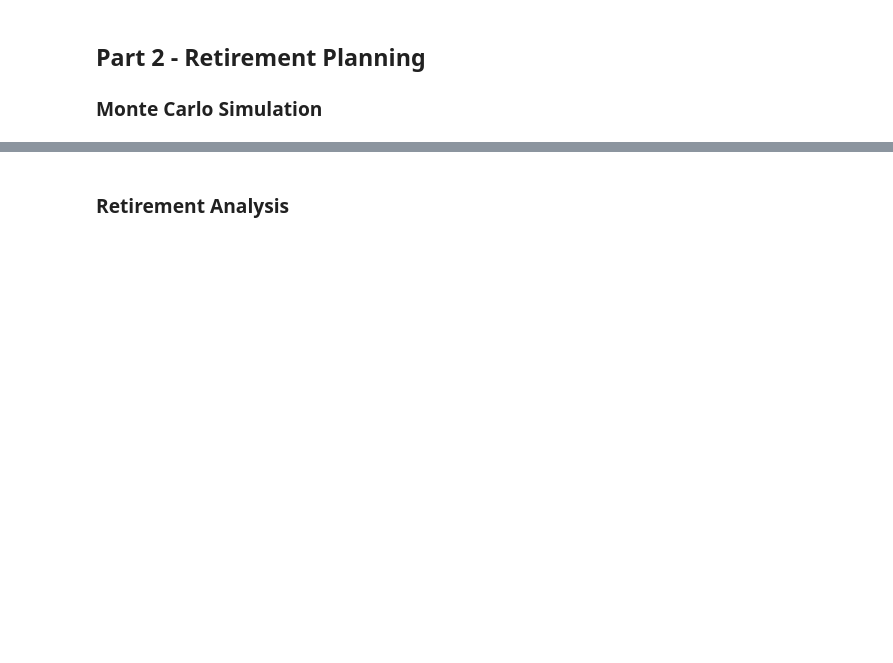
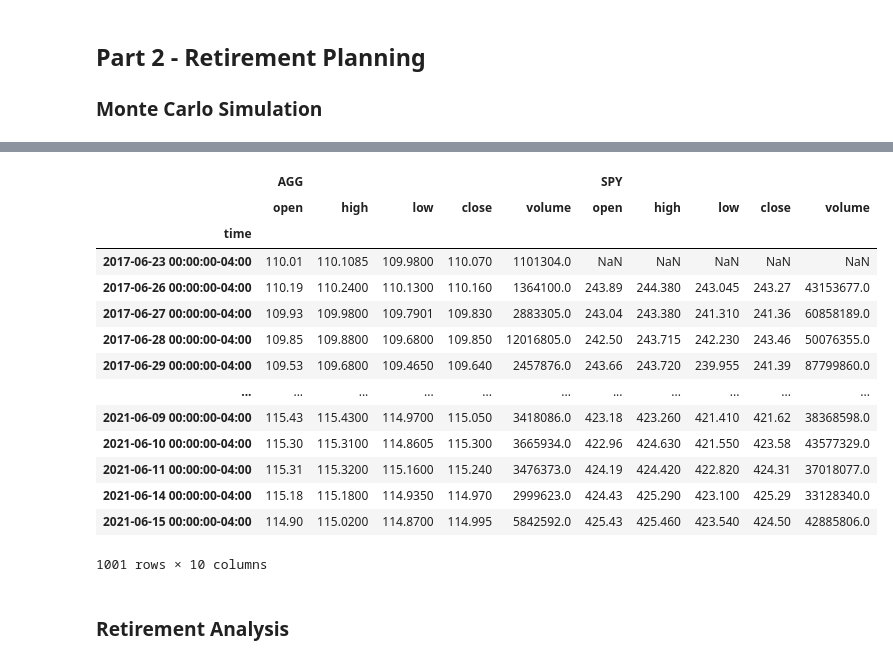
Before and after one commit to etholpalmer/Financial-Planning, a Jupyter notebook: financial-planner.ipynb, the cells around one changed output, grey strips where cells are left out. Drawn from its saved outputs; the diff is of its cells as text; code cells hidden in the pictures; blank space fills up the shorter version.

Commit message:
Figuring out how alpaca's API works with dates

```diff
--- a/financial-planner.ipynb
+++ b/financial-planner.ipynb
@@ -308,7 +337,29 @@ end_date = pd.Timestamp('2021-05-01', tz='America/New_York').isoformat()
 # %%
 # Get 5 years' worth of historical data for SPY and AGG
 # (use a limit=1000 parameter to call the most recent 1000 days of data)
-# YOUR CODE HERE!
+trading_days = 252 * 5
+max_day_count = 1000
+df_part_1 = api.get_barset(
+    symbols=tickers,
+    timeframe=timeframe,
+    start=start_date,
+    limit= 1000
+).df
 
+a = (max(df_part_1.index) + timedelta(days=1)).isoformat()
+df_part_2 = api.get_barset(
+    symbols= tickers,
+    timeframe= timeframe,
+    start= a,
+    end  = end_date
+).df
+
+print(start_date,a,end_date)
+
+
+df_stock_data = pd.concat(objs=[df_part_1,df_part_2], axis='rows', join='inner', sort=True)
 # Display sample data
-df_stock_data.head()
+#df_stock_data.head()
+df_stock_data
+df_part_1
+# %% [output]
@@ -315,3 +367,18 @@ df_stock_data.head()
+|  | AGG |  |  |  |  | SPY |  |  |  |  |
+|  | open | high | low | close | volume | open | high | low | close | volume |
+| time |  |  |  |  |  |  |  |  |  |  |
+| 2017-06-23 00:00:00-04:00 | 110.01 | 110.1085 | 109.9800 | 110.070 | 1101304.0 | NaN | NaN | NaN | NaN | NaN |
+| 2017-06-26 00:00:00-04:00 | 110.19 | 110.2400 | 110.1300 | 110.160 | 1364100.0 | 243.89 | 244.380 | 243.045 | 243.27 | 43153677.0 |
+| 2017-06-27 00:00:00-04:00 | 109.93 | 109.9800 | 109.7901 | 109.830 | 2883305.0 | 243.04 | 243.380 | 241.310 | 241.36 | 60858189.0 |
+| 2017-06-28 00:00:00-04:00 | 109.85 | 109.8800 | 109.6800 | 109.850 | 12016805.0 | 242.50 | 243.715 | 242.230 | 243.46 | 50076355.0 |
+| 2017-06-29 00:00:00-04:00 | 109.53 | 109.6800 | 109.4650 | 109.640 | 2457876.0 | 243.66 | 243.720 | 239.955 | 241.39 | 87799860.0 |
+| ... | ... | ... | ... | ... | ... | ... | ... | ... | ... | ... |
+| 2021-06-09 00:00:00-04:00 | 115.43 | 115.4300 | 114.9700 | 115.050 | 3418086.0 | 423.18 | 423.260 | 421.410 | 421.62 | 38368598.0 |
+| 2021-06-10 00:00:00-04:00 | 115.30 | 115.3100 | 114.8605 | 115.300 | 3665934.0 | 422.96 | 424.630 | 421.550 | 423.58 | 43577329.0 |
+| 2021-06-11 00:00:00-04:00 | 115.31 | 115.3200 | 115.1600 | 115.240 | 3476373.0 | 424.19 | 424.420 | 422.820 | 424.31 | 37018077.0 |
+| 2021-06-14 00:00:00-04:00 | 115.18 | 115.1800 | 114.9350 | 114.970 | 2999623.0 | 424.43 | 425.290 | 423.100 | 425.29 | 33128340.0 |
+| 2021-06-15 00:00:00-04:00 | 114.90 | 115.0200 | 114.8700 | 114.995 | 5842592.0 | 425.43 | 425.460 | 423.540 | 424.50 | 42885806.0 |
+1001 rows × 10 columns
 # %%
 # Configuring a Monte Carlo simulation to forecast 30 years cumulative returns
 # YOUR CODE HERE!
```
Also changed, not shown: parts of 15 cells of this notebook.
